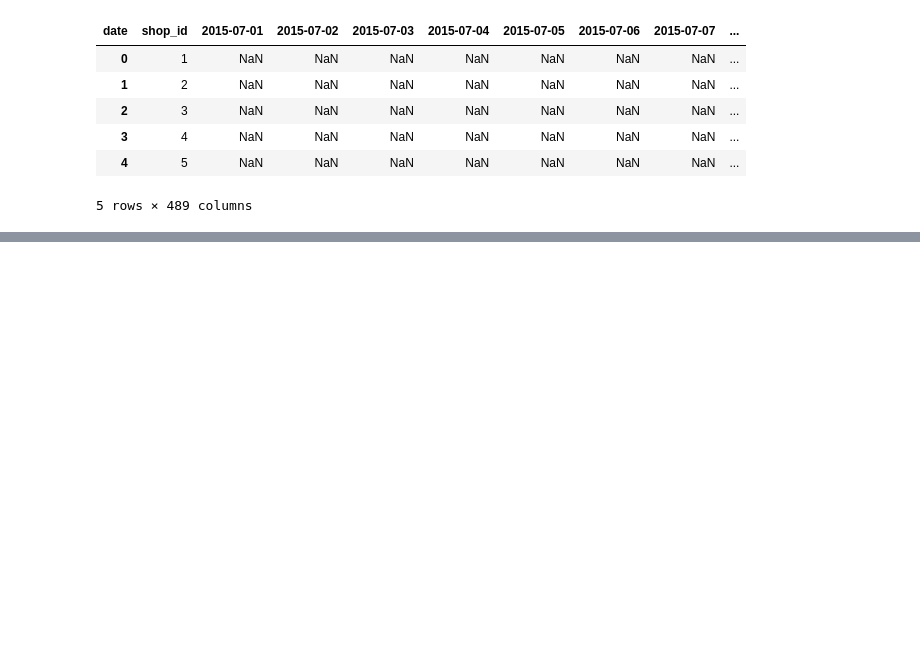
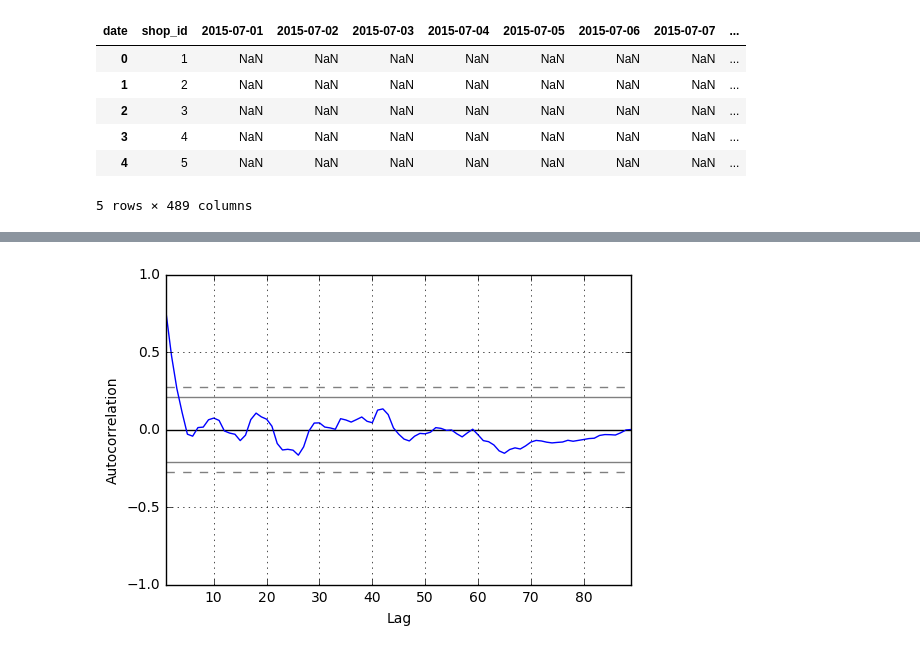
Before and after one commit to AlfredGao/IJCAI2017_Koubei, a Jupyter notebook: model/data_playground.ipynb, the cells around one changed output, grey strips where cells are left out. Drawn from its saved outputs; the diff is of its cells as text; code cells hidden in the pictures; blank space fills up the shorter version.

Commit message:
try arima

```diff
--- a/model/data_playground.ipynb
+++ b/model/data_playground.ipynb
@@ -100,0 +200,8 @@ shop_pay_day.to_csv('../tempfile/shop_pay_everyday.csv', index=False, header=Fal
+# %%
+def my_impute(shop_data):
+    for index, row in shop_data.iterrows():
+        shop_data.iloc[index, 1:] = row[1:].interpolate()
+
+tmp_df = shop_pay_day.copy()
+my_impute(tmp_df)
+tmp_df
@@ -100,0 +230,7 @@ shop_pay_day.to_csv('../tempfile/shop_pay_everyday.csv', index=False, header=Fal
+# %%
+from statsmodels.tsa.arima_model import ARIMA
+
+autocorrelation_plot(tmp_df.iloc[124, 400:])
+plt.show()
+# %% [output]
+[figure, added]
```
Also changed, not shown: parts of 18 cells of this notebook, 18 other files.
